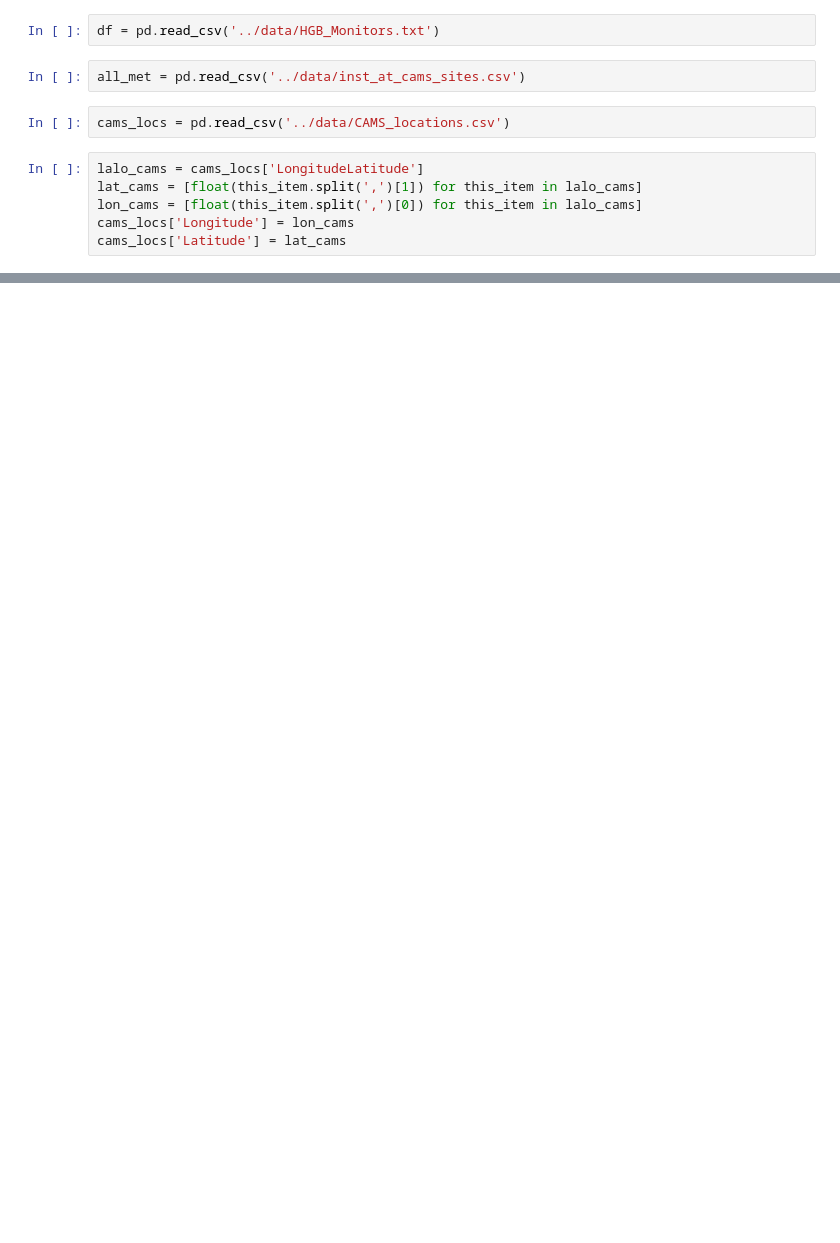
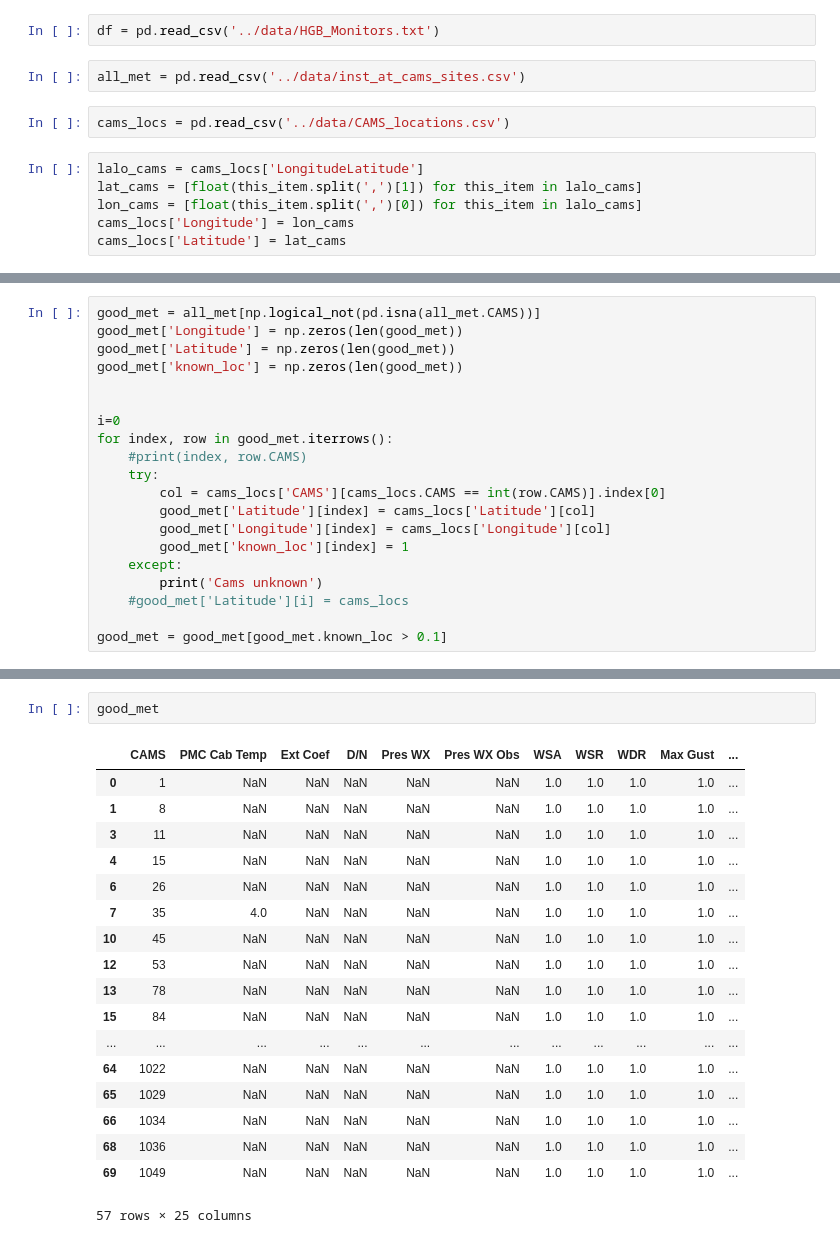
Before and after one commit to ARM-Development/TRACER, a Jupyter notebook: notebooks/TRACER_map.ipynb, the cells around one changed output, grey strips where cells are left out. Saved outputs shown, nothing was run; the diff lists cells and outputs as text; blank space fills up the shorter version.

```diff
--- a/notebooks/TRACER_map.ipynb
+++ b/notebooks/TRACER_map.ipynb
@@ -88,0 +130,20 @@ Name: WSA, Length: 77, dtype: bool
+# %%
+good_met = all_met[np.logical_not(pd.isna(all_met.CAMS))]
+good_met['Longitude'] = np.zeros(len(good_met))
+good_met['Latitude'] = np.zeros(len(good_met))
+good_met['known_loc'] = np.zeros(len(good_met))
+
+
+i=0
+for index, row in good_met.iterrows():
+    #print(index, row.CAMS)
+    try:
+        col = cams_locs['CAMS'][cams_locs.CAMS == int(row.CAMS)].index[0]
+        good_met['Latitude'][index] = cams_locs['Latitude'][col]
+        good_met['Longitude'][index] = cams_locs['Longitude'][col]
+        good_met['known_loc'][index] = 1
+    except:
+        print('Cams unknown')
+    #good_met['Latitude'][i] = cams_locs
+
+good_met = good_met[good_met.known_loc > 0.1]
@@ -155,0 +319,21 @@ array([-96. , -95.5, -95. , -94.5])
+# %%
+good_met
+# %% [output]
+|  | CAMS | PMC Cab Temp | Ext Coef | D/N | Pres WX | Pres WX Obs | WSA | WSR | WDR | Max Gust | ... |
+| 0 | 1 | NaN | NaN | NaN | NaN | NaN | 1.0 | 1.0 | 1.0 | 1.0 | ... |
+| 1 | 8 | NaN | NaN | NaN | NaN | NaN | 1.0 | 1.0 | 1.0 | 1.0 | ... |
+| 3 | 11 | NaN | NaN | NaN | NaN | NaN | 1.0 | 1.0 | 1.0 | 1.0 | ... |
+| 4 | 15 | NaN | NaN | NaN | NaN | NaN | 1.0 | 1.0 | 1.0 | 1.0 | ... |
+| 6 | 26 | NaN | NaN | NaN | NaN | NaN | 1.0 | 1.0 | 1.0 | 1.0 | ... |
+| 7 | 35 | 4.0 | NaN | NaN | NaN | NaN | 1.0 | 1.0 | 1.0 | 1.0 | ... |
+| 10 | 45 | NaN | NaN | NaN | NaN | NaN | 1.0 | 1.0 | 1.0 | 1.0 | ... |
+| 12 | 53 | NaN | NaN | NaN | NaN | NaN | 1.0 | 1.0 | 1.0 | 1.0 | ... |
+| 13 | 78 | NaN | NaN | NaN | NaN | NaN | 1.0 | 1.0 | 1.0 | 1.0 | ... |
+| 15 | 84 | NaN | NaN | NaN | NaN | NaN | 1.0 | 1.0 | 1.0 | 1.0 | ... |
+| ... | ... | ... | ... | ... | ... | ... | ... | ... | ... | ... | ... |
+| 64 | 1022 | NaN | NaN | NaN | NaN | NaN | 1.0 | 1.0 | 1.0 | 1.0 | ... |
+| 65 | 1029 | NaN | NaN | NaN | NaN | NaN | 1.0 | 1.0 | 1.0 | 1.0 | ... |
+| 66 | 1034 | NaN | NaN | NaN | NaN | NaN | 1.0 | 1.0 | 1.0 | 1.0 | ... |
+| 68 | 1036 | NaN | NaN | NaN | NaN | NaN | 1.0 | 1.0 | 1.0 | 1.0 | ... |
+| 69 | 1049 | NaN | NaN | NaN | NaN | NaN | 1.0 | 1.0 | 1.0 | 1.0 | ... |
+57 rows × 25 columns
```
Also changed, not shown: parts of 14 cells of this notebook, 1 other file.
